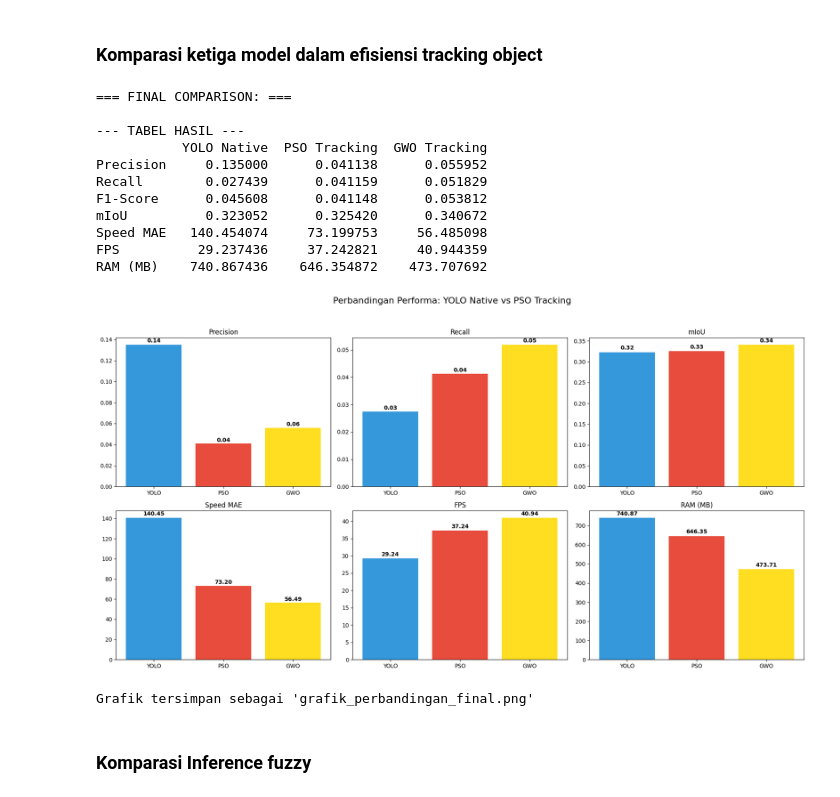
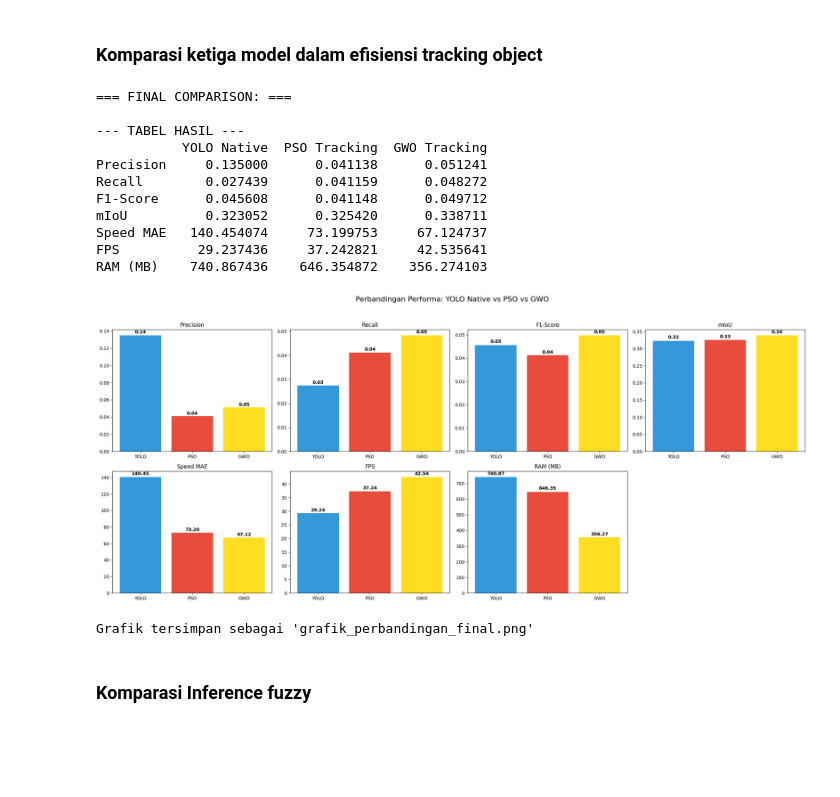
Before and after one commit to RXhy/FP-KK-Gunakan_Helm, a Jupyter notebook: notebook.ipynb, the cells around one changed output. Drawn from its saved outputs; the diff is of its cells as text; code cells hidden in the pictures; blank space fills up the shorter version.

```diff
--- a/notebook.ipynb
+++ b/notebook.ipynb
@@ -1257,14 +1417,15 @@ GT_FILE = "ground_truth_speed_only.csv"
 
 # File YOLO Native
 PRED_YOLO = "predictions_yolo.csv"
-PERF_YOLO = "performance_log.csv" # Pastikan ini hasil run batch yolo
+PERF_YOLO = "performance_log.csv"
 
 # File PSO Tracking
 PRED_PSO  = "predictions_pso.csv"
-PERF_PSO  = "performance_log_pso.csv" # Pastikan ini hasil run batch pso
+PERF_PSO  = "performance_log_pso.csv"
 
+# File GWO Tracking
 PRED_GWO  = "predictions_gwo.csv"
-PERF_GWO  = "performance_log_gwo.csv" # Pastikan ini hasil run batch pso
+PERF_GWO  = "performance_log_gwo.csv"
 
 IOU_THRESHOLD = 0.25
 
@@ -1306,7 +1467,6 @@ def load_performance_stats(filepath):
         next(reader)
         for row in reader:
             if len(row) < 3: continue
-            # row: [video, avg_fps, max_ram, time]
             fps_list.append(float(row[1]))
             ram_list.append(float(row[2]))
     return np.mean(fps_list), np.mean(ram_list)
@@ -1349,10 +1509,14 @@ def evaluate_model(pred_file, perf_file, gt_data):
     # Load Performance
     avg_fps, avg_ram = load_performance_stats(perf_file)
 
+    # Hitung Precision & Recall dulu untuk F1
+    precision = tp/(tp+fp) if (tp+fp)>0 else 0
+    recall = tp/(tp+fn) if (tp+fn)>0 else 0
+
     return {
-        "Precision": tp/(tp+fp) if (tp+fp)>0 else 0,
-        "Recall": tp/(tp+fn) if (tp+fn)>0 else 0,
-        "F1-Score": 2*(tp/(tp+fp) * tp/(tp+fn)) / (tp/(tp+fp) + tp/(tp+fn)) if tp>0 else 0,
+        "Precision": precision,
+        "Recall": recall,
+        "F1-Score": 2 * (precision * recall) / (precision + recall) if (precision + recall) > 0 else 0,
         "mIoU": np.mean(ious) if ious else 0,
         "Speed MAE": np.mean(speed_errs) if speed_errs else 0,
         "FPS": avg_fps,
@@ -1387,50 +1551,56 @@ def main():
     df.to_csv("final_report_comparison.csv")
 
     # --- PLOTTING ---
-    metrics = ['Precision', 'Recall', 'mIoU', 'Speed MAE', 'FPS', 'RAM (MB)']
-    fig, axes = plt.subplots(2, 3, figsize=(18, 10))
-    fig.suptitle('Perbandingan Performa: YOLO Native vs PSO Tracking', fontsize=16)
+    # Menambahkan F1-Score ke dalam list metrics
+    metrics = ['Precision', 'Recall', 'F1-Score', 'mIoU', 'Speed MAE', 'FPS', 'RAM (MB)']
 
-    colors = ['#3498db', '#e74c3c', '#FFDE21'] # Biru=Yolo, Merah=PSO, kuning=GWO
+    # Ubah ukuran layout menjadi 2 Baris x 4 Kolom (agar muat 7 grafik)
+    fig, axes = plt.subplots(2, 4, figsize=(22, 10))
+    fig.suptitle('Perbandingan Performa: YOLO Native vs PSO vs GWO', fontsize=16)
 
-    # Loop untuk membuat 6 grafik
+    colors = ['#3498db', '#e74c3c', '#FFDE21'] # Biru=Yolo, Merah=PSO, Kuning=GWO
+
+    # Loop untuk membuat grafik
     for i, metric in enumerate(metrics):
-        row, col = i // 3, i % 3
+        row, col = i // 4, i % 4 # Logic layout 4 kolom
         ax = axes[row, col]
 
         val_yolo = res_yolo[metric]
         val_pso = res_pso[metric]
         val_gwo = res_gwo[metric]
 
         bars = ax.bar(['YOLO', 'PSO', 'GWO'], [val_yolo, val_pso, val_gwo], color=colors)
         ax.set_title(metric)
 
-        # Labeling
+        # Labeling angka di atas batang
         for bar in bars:
             height = bar.get_height()
             ax.text(bar.get_x() + bar.get_width()/2., 1.01*height,
                     f'{height:.2f}', ha='center', va='bottom', fontweight='bold')
+
+    # Hapus plot kosong yang ke-8 (posisi kanan bawah) karena cuma ada 7 metrik
+    axes[1, 3].axis('off')
 
     plt.tight_layout(rect=[0, 0.03, 1, 0.95])
     plt.savefig("grafik_perbandingan_final.png")
     plt.show()
     print("\nGrafik tersimpan sebagai 'grafik_perbandingan_final.png'")
 
 if __name__ == "__main__":
     main()
 # %% [output]
 === FINAL COMPARISON: ===
 
 --- TABEL HASIL ---
            YOLO Native  PSO Tracking  GWO Tracking
-Precision     0.135000      0.041138      0.055952
-Recall        0.027439      0.041159      0.051829
-F1-Score      0.045608      0.041148      0.053812
-mIoU          0.323052      0.325420      0.340672
-Speed MAE   140.454074     73.199753     56.485098
-FPS          29.237436     37.242821     40.944359
-RAM (MB)    740.867436    646.354872    473.707692
+Precision     0.135000      0.041138      0.051241
+Recall        0.027439      0.041159      0.048272
+F1-Score      0.045608      0.041148      0.049712
+mIoU          0.323052      0.325420      0.338711
+Speed MAE   140.454074     73.199753     67.124737
+FPS          29.237436     37.242821     42.535641
+RAM (MB)    740.867436    646.354872    356.274103
-[figure, old version]
+[figure, new version]
 Grafik tersimpan sebagai 'grafik_perbandingan_final.png'
 # %% [markdown]
 ### Komparasi Inference fuzzy
```
Also changed, not shown: parts of 5 cells of this notebook, 8 other files.
